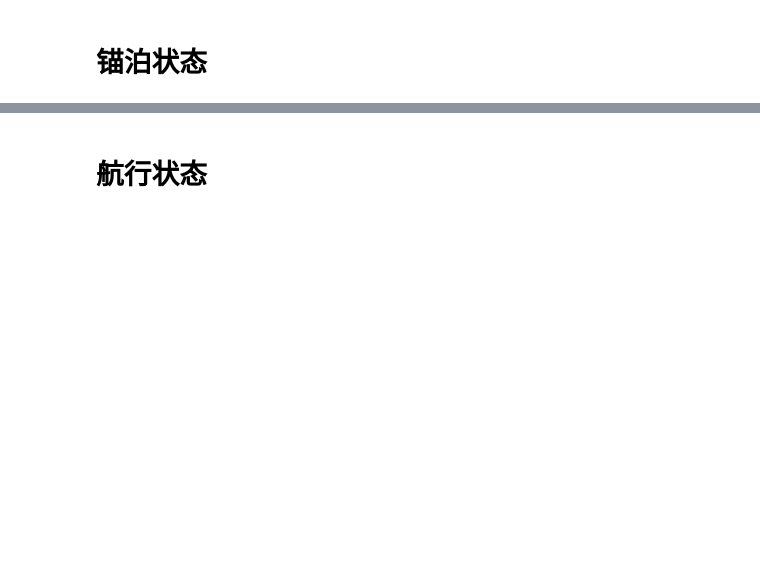
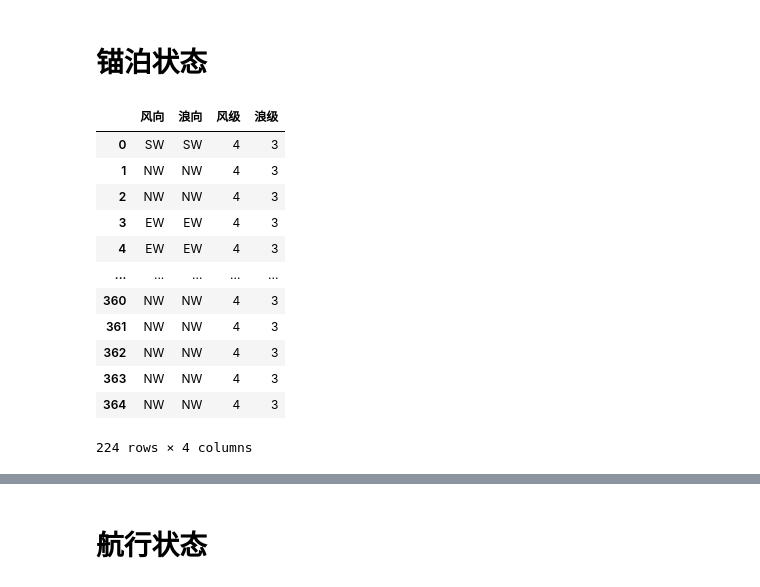
Before and after one commit to yingyingWNL/GuoChang, a Jupyter notebook: my-ann-model.ipynb, the cells around one changed output, grey strips where cells are left out. Cells and saved outputs as stored; diff of their text form; code cells hidden in the pictures; blank space fills up the shorter version.

```diff
--- a/my-ann-model.ipynb
+++ b/my-ann-model.ipynb
@@ -56,3 +56,19 @@ y = anchor_all_data[['重油消耗量', '轻油消耗量']]
+# %%
+X
+# %% [output]
+|  | 风向 | 浪向 | 风级 | 浪级 |
+| 0 | SW | SW | 4 | 3 |
+| 1 | NW | NW | 4 | 3 |
+| 2 | NW | NW | 4 | 3 |
+| 3 | EW | EW | 4 | 3 |
+| 4 | EW | EW | 4 | 3 |
+| ... | ... | ... | ... | ... |
+| 360 | NW | NW | 4 | 3 |
+| 361 | NW | NW | 4 | 3 |
+| 362 | NW | NW | 4 | 3 |
+| 363 | NW | NW | 4 | 3 |
+| 364 | NW | NW | 4 | 3 |
+224 rows × 4 columns
 # %%
 # 对风向和浪向进行独热编码
 X = pd.get_dummies(X, columns=['风向', '浪向'])
```
Also changed, not shown: parts of 23 cells of this notebook.
